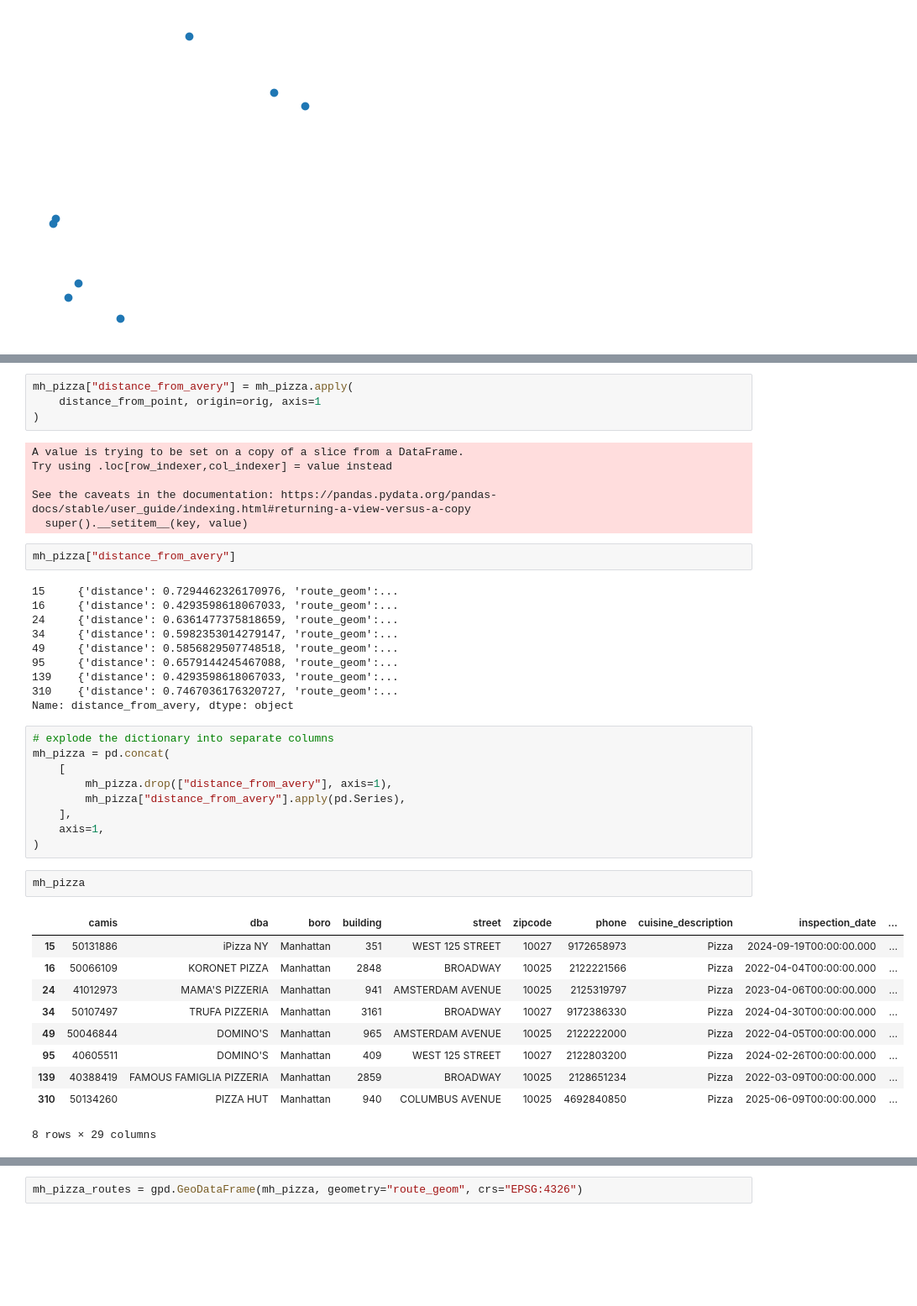
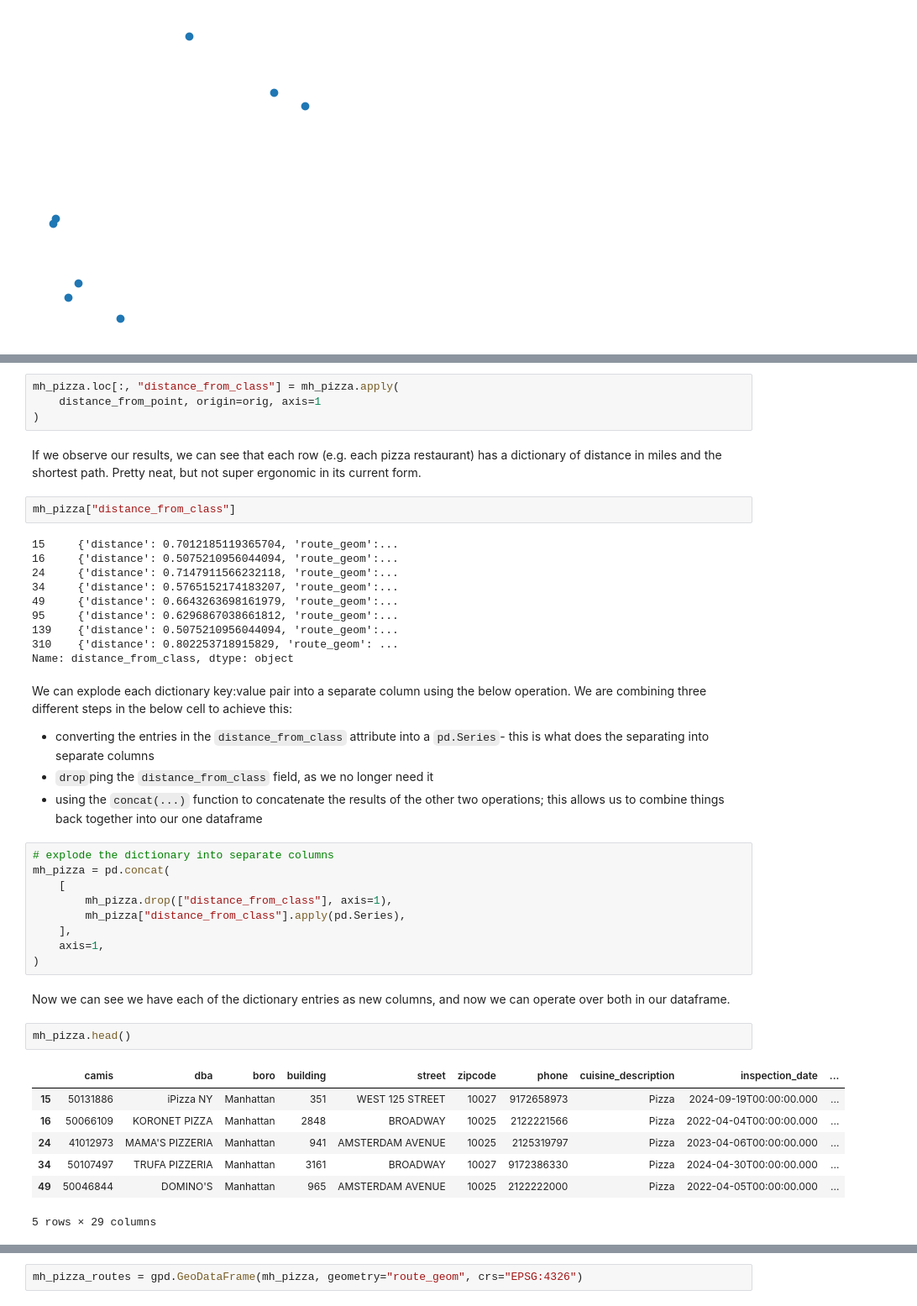
Before and after one commit to mapping-systems/cdp-mapping-systems, a Jupyter notebook: Tutorials/03_networks.ipynb, the cells around one changed output, grey strips where cells are left out. Shown at 84% size. Cells and saved outputs as stored; diff of their text form; blank space fills up the shorter version.

```diff
--- a/Tutorials/03_networks.ipynb
+++ b/Tutorials/03_networks.ipynb
@@ -428,46 +440,46 @@ def distance_from_point(row, origin):
 
     return {"distance": sum(edge_lengths) / 1609.34, "route_geom": route_geom}
 # %%
-mh_pizza["distance_from_avery"] = mh_pizza.apply(
+mh_pizza.loc[:, "distance_from_class"] = mh_pizza.apply(
     distance_from_point, origin=orig, axis=1
 )
-# %% [output]
-A value is trying to be set on a copy of a slice from a DataFrame.
-Try using .loc[row_indexer,col_indexer] = value instead
-
-See the caveats in the documentation: https://pandas.pydata.org/pandas-docs/stable/user_guide/indexing.html#returning-a-view-versus-a-copy
-  super().__setitem__(key, value)
+# %% [markdown]
+If we observe our results, we can see that each row (e.g. each pizza restaurant) has a dictionary of distance in miles and the shortest path. Pretty neat, but not super ergonomic in its current form.
 # %%
-mh_pizza["distance_from_avery"]
+mh_pizza["distance_from_class"]
 # %% [output]
-15     {'distance': 0.7294462326170976, 'route_geom':...
-16     {'distance': 0.4293598618067033, 'route_geom':...
-24     {'distance': 0.6361477375818659, 'route_geom':...
-34     {'distance': 0.5982353014279147, 'route_geom':...
-49     {'distance': 0.5856829507748518, 'route_geom':...
-95     {'distance': 0.6579144245467088, 'route_geom':...
-139    {'distance': 0.4293598618067033, 'route_geom':...
-310    {'distance': 0.7467036176320727, 'route_geom':...
-Name: distance_from_avery, dtype: object
+15     {'distance': 0.7012185119365704, 'route_geom':...
+16     {'distance': 0.5075210956044094, 'route_geom':...
+24     {'distance': 0.7147911566232118, 'route_geom':...
+34     {'distance': 0.5765152174183207, 'route_geom':...
+49     {'distance': 0.6643263698161979, 'route_geom':...
+95     {'distance': 0.6296867038661812, 'route_geom':...
+139    {'distance': 0.5075210956044094, 'route_geom':...
+310    {'distance': 0.802253718915829, 'route_geom': ...
+Name: distance_from_class, dtype: object
+# %% [markdown]
+We can explode each dictionary key:value pair into a separate column using the below operation. We are combining three different steps in the below cell to achieve this:
+- converting the entries in the `distance_from_class` attribute into a `pd.Series`- this is what does the separating into separate columns
+- `drop`ping the `distance_from_class` field, as we no longer need it
+- using the `concat(...)` function to concatenate the results of the other two operations; this allows us to combine things back together into our one dataframe
 # %%
 # explode the dictionary into separate columns
 mh_pizza = pd.concat(
     [
-        mh_pizza.drop(["distance_from_avery"], axis=1),
-        mh_pizza["distance_from_avery"].apply(pd.Series),
+        mh_pizza.drop(["distance_from_class"], axis=1),
+        mh_pizza["distance_from_class"].apply(pd.Series),
     ],
     axis=1,
 )
+# %% [markdown]
+Now we can see we have each of the dictionary entries as new columns, and now we can operate over both in our dataframe.
 # %%
-mh_pizza
+mh_pizza.head()
 # %% [output]
 |  | camis | dba | boro | building | street | zipcode | phone | cuisine_description | inspection_date | ... |
 | 15 | 50131886 | iPizza NY | Manhattan | 351 | WEST 125 STREET | 10027 | 9172658973 | Pizza | 2024-09-19T00:00:00.000 | ... |
 | 16 | 50066109 | KORONET PIZZA | Manhattan | 2848 | BROADWAY | 10025 | 2122221566 | Pizza | 2022-04-04T00:00:00.000 | ... |
 | 24 | 41012973 | MAMA'S PIZZERIA | Manhattan | 941 | AMSTERDAM AVENUE | 10025 | 2125319797 | Pizza | 2023-04-06T00:00:00.000 | ... |
 | 34 | 50107497 | TRUFA PIZZERIA | Manhattan | 3161 | BROADWAY | 10027 | 9172386330 | Pizza | 2024-04-30T00:00:00.000 | ... |
 | 49 | 50046844 | DOMINO'S | Manhattan | 965 | AMSTERDAM AVENUE | 10025 | 2122222000 | Pizza | 2022-04-05T00:00:00.000 | ... |
-| 95 | 40605511 | DOMINO'S | Manhattan | 409 | WEST 125 STREET | 10027 | 2122803200 | Pizza | 2024-02-26T00:00:00.000 | ... |
-| 139 | 40388419 | FAMOUS FAMIGLIA PIZZERIA | Manhattan | 2859 | BROADWAY | 10025 | 2128651234 | Pizza | 2022-03-09T00:00:00.000 | ... |
-| 310 | 50134260 | PIZZA HUT | Manhattan | 940 | COLUMBUS AVENUE | 10025 | 4692840850 | Pizza | 2025-06-09T00:00:00.000 | ... |
-8 rows × 29 columns
+5 rows × 29 columns
```
Also changed, not shown: parts of 9 cells of this notebook.
